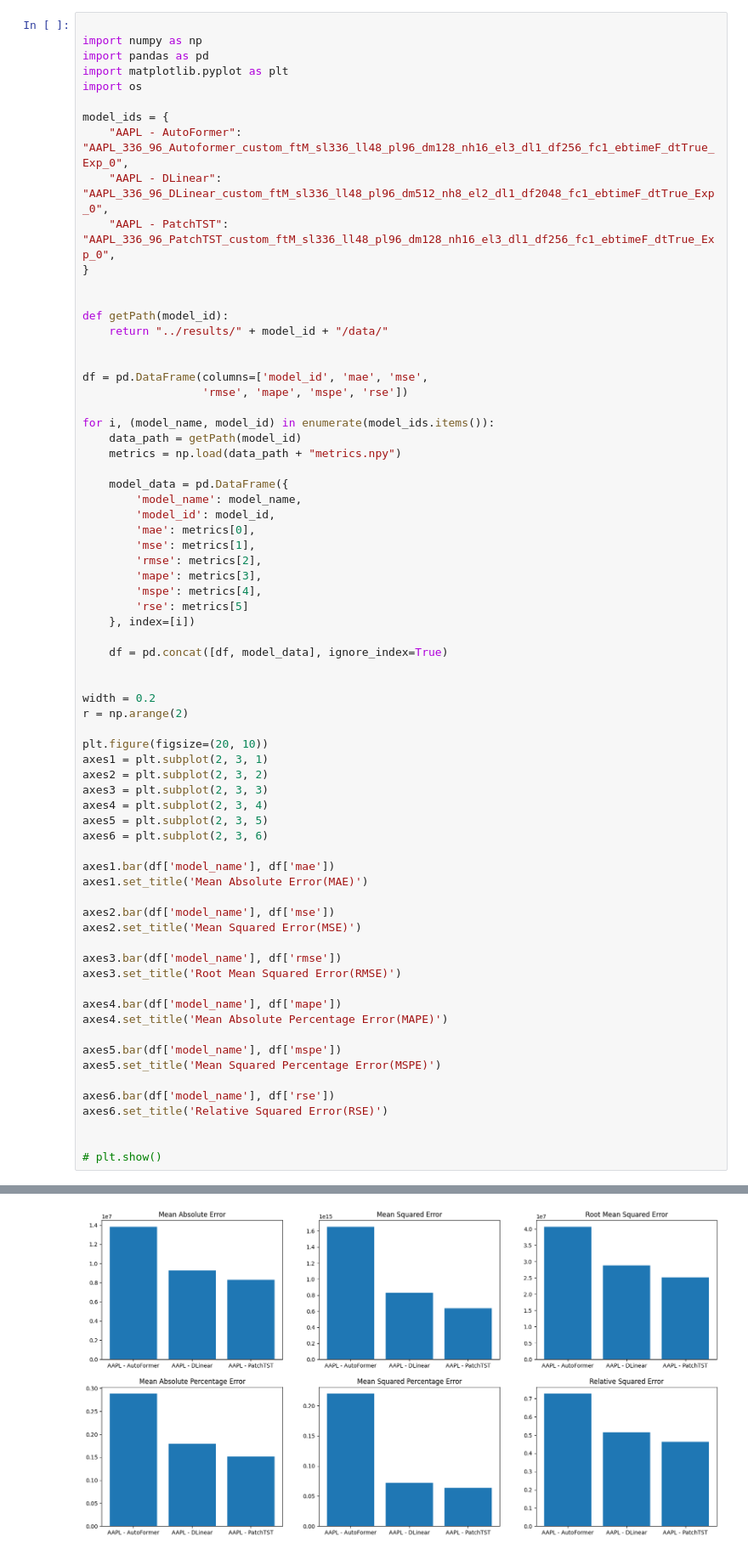
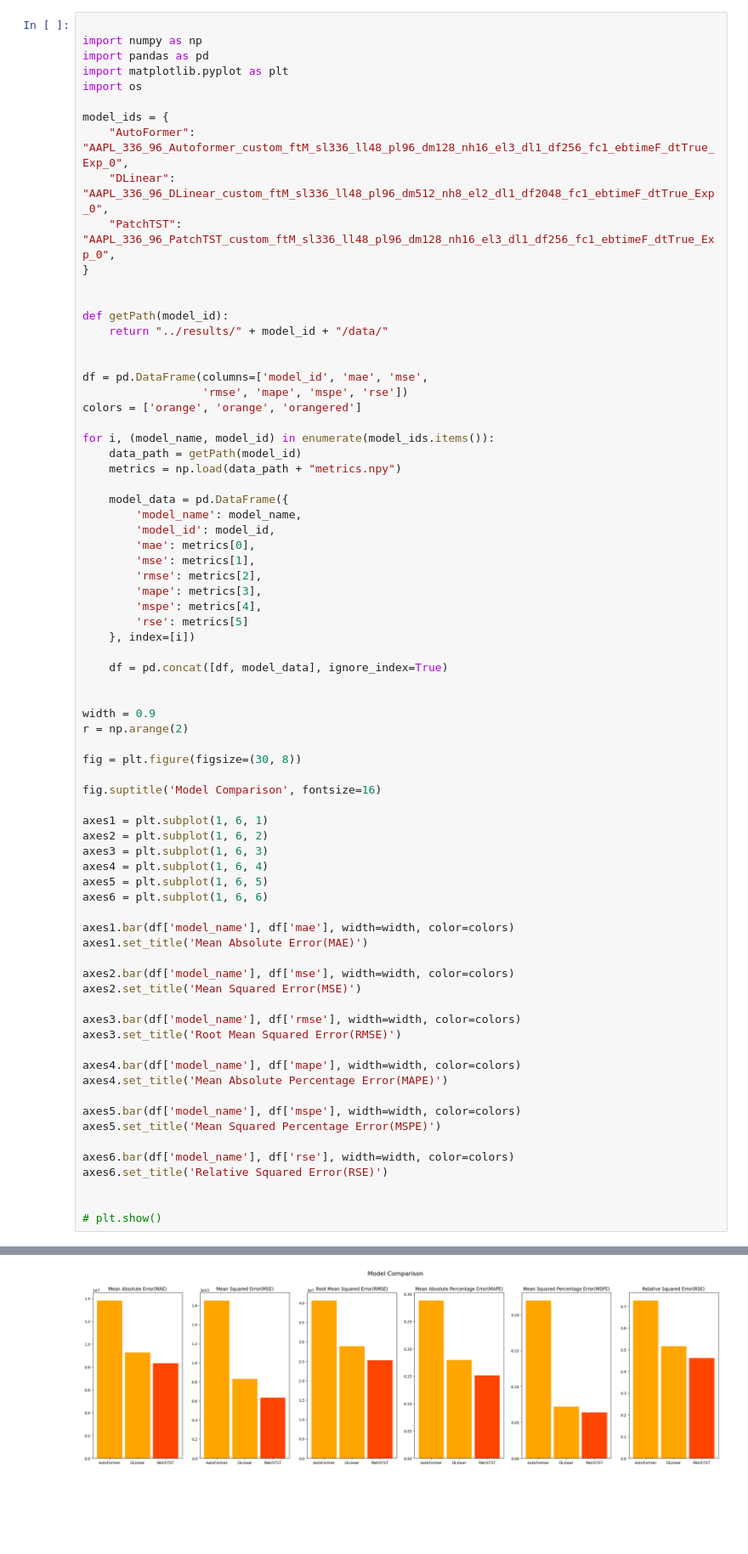
Before and after one commit to clo3olb/trader_ai, a Jupyter notebook: predictor/analysis/dataset_analysis.ipynb, the cells around one changed output, grey strips where cells are left out. Shown at 85% size. Cells and saved outputs as stored; diff of their text form; blank space fills up the shorter version.

```diff
--- a/predictor/analysis/dataset_analysis.ipynb
+++ b/predictor/analysis/dataset_analysis.ipynb
@@ -25,9 +25,9 @@ import matplotlib.pyplot as plt
 import os
 
 model_ids = {
-    "AAPL - AutoFormer": "AAPL_336_96_Autoformer_custom_ftM_sl336_ll48_pl96_dm128_nh16_el3_dl1_df256_fc1_ebtimeF_dtTrue_Exp_0",
-    "AAPL - DLinear": "AAPL_336_96_DLinear_custom_ftM_sl336_ll48_pl96_dm512_nh8_el2_dl1_df2048_fc1_ebtimeF_dtTrue_Exp_0",
-    "AAPL - PatchTST": "AAPL_336_96_PatchTST_custom_ftM_sl336_ll48_pl96_dm128_nh16_el3_dl1_df256_fc1_ebtimeF_dtTrue_Exp_0",
+    "AutoFormer": "AAPL_336_96_Autoformer_custom_ftM_sl336_ll48_pl96_dm128_nh16_el3_dl1_df256_fc1_ebtimeF_dtTrue_Exp_0",
+    "DLinear": "AAPL_336_96_DLinear_custom_ftM_sl336_ll48_pl96_dm512_nh8_el2_dl1_df2048_fc1_ebtimeF_dtTrue_Exp_0",
+    "PatchTST": "AAPL_336_96_PatchTST_custom_ftM_sl336_ll48_pl96_dm128_nh16_el3_dl1_df256_fc1_ebtimeF_dtTrue_Exp_0",
 }
 
 
@@ -37,6 +37,7 @@ def getPath(model_id):
 
 df = pd.DataFrame(columns=['model_id', 'mae', 'mse',
                   'rmse', 'mape', 'mspe', 'rse'])
+colors = ['orange', 'orange', 'orangered']
 
 for i, (model_name, model_id) in enumerate(model_ids.items()):
     data_path = getPath(model_id)
@@ -56,33 +57,36 @@ for i, (model_name, model_id) in enumerate(model_ids.items()):
     df = pd.concat([df, model_data], ignore_index=True)
 
 
-width = 0.2
+width = 0.9
 r = np.arange(2)
 
-plt.figure(figsize=(20, 10))
-axes1 = plt.subplot(2, 3, 1)
-axes2 = plt.subplot(2, 3, 2)
-axes3 = plt.subplot(2, 3, 3)
-axes4 = plt.subplot(2, 3, 4)
-axes5 = plt.subplot(2, 3, 5)
-axes6 = plt.subplot(2, 3, 6)
+fig = plt.figure(figsize=(30, 8))
 
-axes1.bar(df['model_name'], df['mae'])
+fig.suptitle('Model Comparison', fontsize=16)
+
+axes1 = plt.subplot(1, 6, 1)
+axes2 = plt.subplot(1, 6, 2)
+axes3 = plt.subplot(1, 6, 3)
+axes4 = plt.subplot(1, 6, 4)
+axes5 = plt.subplot(1, 6, 5)
+axes6 = plt.subplot(1, 6, 6)
+
+axes1.bar(df['model_name'], df['mae'], width=width, color=colors)
 axes1.set_title('Mean Absolute Error(MAE)')
 
-axes2.bar(df['model_name'], df['mse'])
+axes2.bar(df['model_name'], df['mse'], width=width, color=colors)
 axes2.set_title('Mean Squared Error(MSE)')
 
-axes3.bar(df['model_name'], df['rmse'])
+axes3.bar(df['model_name'], df['rmse'], width=width, color=colors)
 axes3.set_title('Root Mean Squared Error(RMSE)')
 
-axes4.bar(df['model_name'], df['mape'])
+axes4.bar(df['model_name'], df['mape'], width=width, color=colors)
 axes4.set_title('Mean Absolute Percentage Error(MAPE)')
 
-axes5.bar(df['model_name'], df['mspe'])
+axes5.bar(df['model_name'], df['mspe'], width=width, color=colors)
 axes5.set_title('Mean Squared Percentage Error(MSPE)')
 
-axes6.bar(df['model_name'], df['rse'])
+axes6.bar(df['model_name'], df['rse'], width=width, color=colors)
 axes6.set_title('Relative Squared Error(RSE)')
 
 
@@ -92 +96 @@ Text(0.5, 1.0, 'Relative Squared Error')
-[figure, old version]
+[figure, new version]
```
Also changed, not shown: parts of 1 cell of this notebook.
